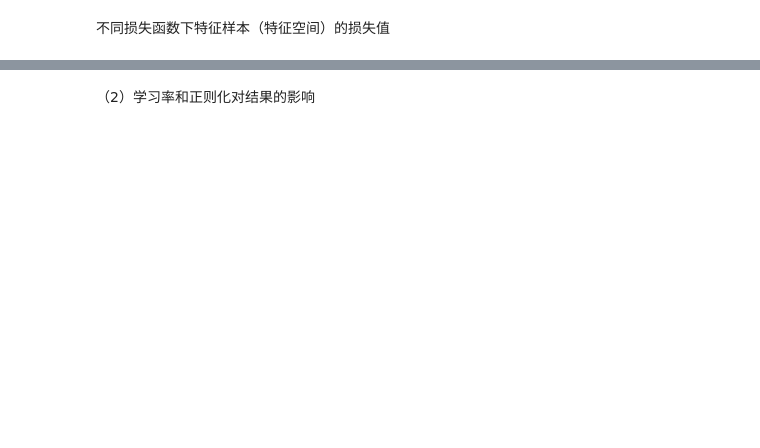
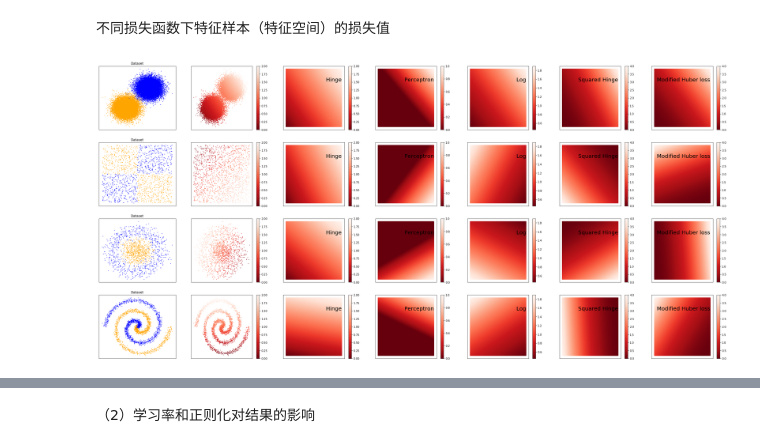
Before and after one commit to yangnaisen/PRoRS_docs, a Jupyter notebook: source/1stPart/Chapter3.LinearDiscriminantFunction/3.3Samplecode.ipynb, the cells around one changed output, grey strips where cells are left out. Cells and saved outputs as stored; diff of their text form; code cells hidden in the pictures; blank space fills up the shorter version.

```diff
--- a/source/1stPart/Chapter3.LinearDiscriminantFunction/3.3Samplecode.ipynb
+++ b/source/1stPart/Chapter3.LinearDiscriminantFunction/3.3Samplecode.ipynb
@@ -433,36 +435,38 @@ def SGDlossV(X,Y,Z,lossn):
     elif lossn=="perceptron":          t=-np.minimum(df, 0)
     elif lossn=="log":                 t=np.log2(1 + np.exp(-df))
     elif lossn=="squared_hinge":       t=np.where(df < 1, 1 - df, 0) ** 2
     elif lossn=="modified_huber":      t=modified_huber_loss(df, 1)
     return t
 def Scatterall(i,j,k):
     plt.subplot(i,j,k); scatterdataset(X,Y)
 
     t=SGDlossV(X,Y,X,"hinge")
     plt.subplot(i,j,k+1);scattertest(X,t)
 
     P=meshgrid();t=SGDlossV(X,Y,P,"hinge")
-    plt.subplot(i,j,k+2);scattertest(P,t);plt.text(255,200,"Hinge",size=8,horizontalalignment='right')
+    plt.subplot(i,j,k+2);scattertest(P,t);plt.text(255,200,"Hinge",size=20,horizontalalignment='right')
 
     P=meshgrid();t=SGDlossV(X,Y,P,"perceptron")
-    plt.subplot(i,j,k+3);scattertest(P,t);plt.text(255,200,"Perceptron",size=8,horizontalalignment='right')
+    plt.subplot(i,j,k+3);scattertest(P,t);plt.text(255,200,"Perceptron",size=20,horizontalalignment='right')
 
     P=meshgrid();t=SGDlossV(X,Y,P,"log")
-    plt.subplot(i,j,k+4);scattertest(P,t);plt.text(255,200,"Log",size=8,horizontalalignment='right')
+    plt.subplot(i,j,k+4);scattertest(P,t);plt.text(255,200,"Log",size=20,horizontalalignment='right')
 
     P=meshgrid();t=SGDlossV(X,Y,P,"squared_hinge")
-    plt.subplot(i,j,k+5);scattertest(P,t);plt.text(255,200,"Squared Hinge",size=8,horizontalalignment='right')
+    plt.subplot(i,j,k+5);scattertest(P,t);plt.text(255,200,"Squared Hinge",size=20,horizontalalignment='right')
 
     P=meshgrid();t=SGDlossV(X,Y,P,"modified_huber")
-    plt.subplot(i,j,k+6);scattertest(P,t);plt.text(255,200,"Modified Huber loss",size=8,horizontalalignment='right')
+    plt.subplot(i,j,k+6);scattertest(P,t);plt.text(255,200,"Modified Huber loss",size=20,horizontalalignment='right')
 #####################################
 figure = plt.figure(figsize=(42, 20))
 #####################################
 X,Y=datasetB(50000);Scatterall(4,7,1)
 #-----------------------------------#
 X,Y=datasetR(1500); Scatterall(4,7,8)
 #-----------------------------------#
 X,Y=datasetC(1500); Scatterall(4,7,15)
 #-----------------------------------#
 X,Y=datasetH(1500); Scatterall(4,7,22)
-#-----------------------------------#
+#-----------------------------------
+# %% [output]
+[figure, added]
```
Also changed, not shown: parts of 5 cells of this notebook, 1 other file.
